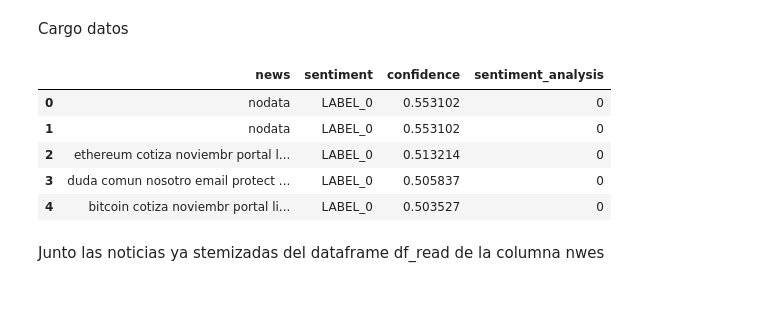
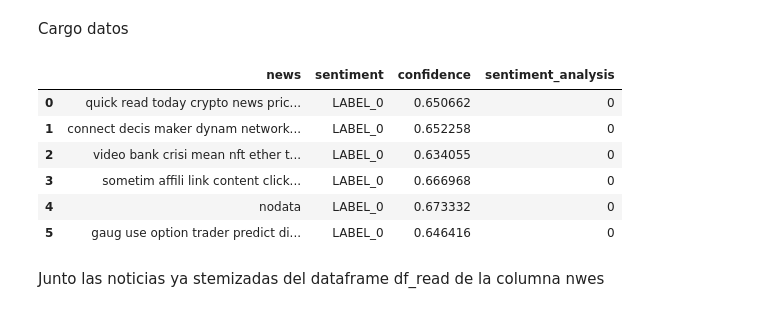
Before and after one commit to rodcordova/Deteccion-de-emociones, a Jupyter notebook: scraping_EDA.ipynb, the cells around one changed output. Drawn from its saved outputs; the diff is of its cells as text; code cells hidden in the pictures.

```diff
--- a/scraping_EDA.ipynb
+++ b/scraping_EDA.ipynb
@@ -23,29 +23,22 @@ from textblob import TextBlob
 from bs4 import BeautifulSoup
 
 def scrape_url(url : str):
-  polaridadTot = 0
+
   texto_com = ""
   response = requests.get(url)
   soup = BeautifulSoup(response.content, "html.parser")
   paragraphs = soup.find_all('p')
   titulo = soup.title.text.strip()
   texto_com = " ".join(paragraph.text for paragraph in paragraphs)
-  polaridad = TextBlob(texto_com).sentiment.polarity
- # if polaridad > 0:
-  #  print(titulo + " positivo ")
-  #elif polaridad < 0:
-   # print(titulo + " negativo ")
-  #else:
-   # print(titulo + " neutro ")
-  #print(polaridad)
+
   return {"title": titulo, "body": texto_com, "url": url}
 # %%
 l=[]
-target_url="https://www.bing.com/news/search?q=" + palabra
+target_url=f"https://www.bing.com/news/search?q={cripto}&mkt={market}"
 headers={"User-Agent":"Mozilla/5.0 (Windows NT 10.0; Win64; x64) AppleWebKit/537.36 (KHTML, like Gecko) Chrome/107.0.0.0 Safari/537.36"}
 resp=requests.get(target_url,headers=headers)
 soup = BeautifulSoup(resp.text, "lxml")
-for result in soup.select('.card-with-cluster')[:5]:
+for result in soup.select('.card-with-cluster'):
   bingUrl = result.select_one('.title')['href']
   l.append(scrape_url(bingUrl))
 # %%
@@ -319,18 +320,22 @@ df.to_sql(name='bing_btc', con=my_con, index=False, if_exists='replace')
 Cargo datos
 # %%
 # Leer la tabla de PostgreSQL en un DataFrame
-query = 'SELECT * FROM bing_btc'
+#query = 'SELECT * FROM bing_btc'
+query = text('''
+    SELECT * FROM bing_btc
+''')
 df_read = pd.read_sql_query(query, my_con)
 
 # Imprimir el DataFrame leído
 df_read
 # %% [output]
 |  | news | sentiment | confidence | sentiment_analysis |
-| 0 | nodata | LABEL_0 | 0.553102 | 0 |
-| 1 | nodata | LABEL_0 | 0.553102 | 0 |
-| 2 | ethereum cotiza noviembr portal l... | LABEL_0 | 0.513214 | 0 |
-| 3 | duda comun nosotro email protect ... | LABEL_0 | 0.505837 | 0 |
-| 4 | bitcoin cotiza noviembr portal li... | LABEL_0 | 0.503527 | 0 |
+| 0 | quick read today crypto news pric... | LABEL_0 | 0.650662 | 0 |
+| 1 | connect decis maker dynam network... | LABEL_0 | 0.652258 | 0 |
+| 2 | video bank crisi mean nft ether t... | LABEL_0 | 0.634055 | 0 |
+| 3 | sometim affili link content click... | LABEL_0 | 0.666968 | 0 |
+| 4 | nodata | LABEL_0 | 0.673332 | 0 |
+| 5 | gaug use option trader predict di... | LABEL_0 | 0.646416 | 0 |
 # %% [markdown]
 Junto las noticias ya stemizadas del dataframe df_read de la columna nwes
 # %%
```
Also changed, not shown: parts of 22 cells of this notebook, 6 other files.
